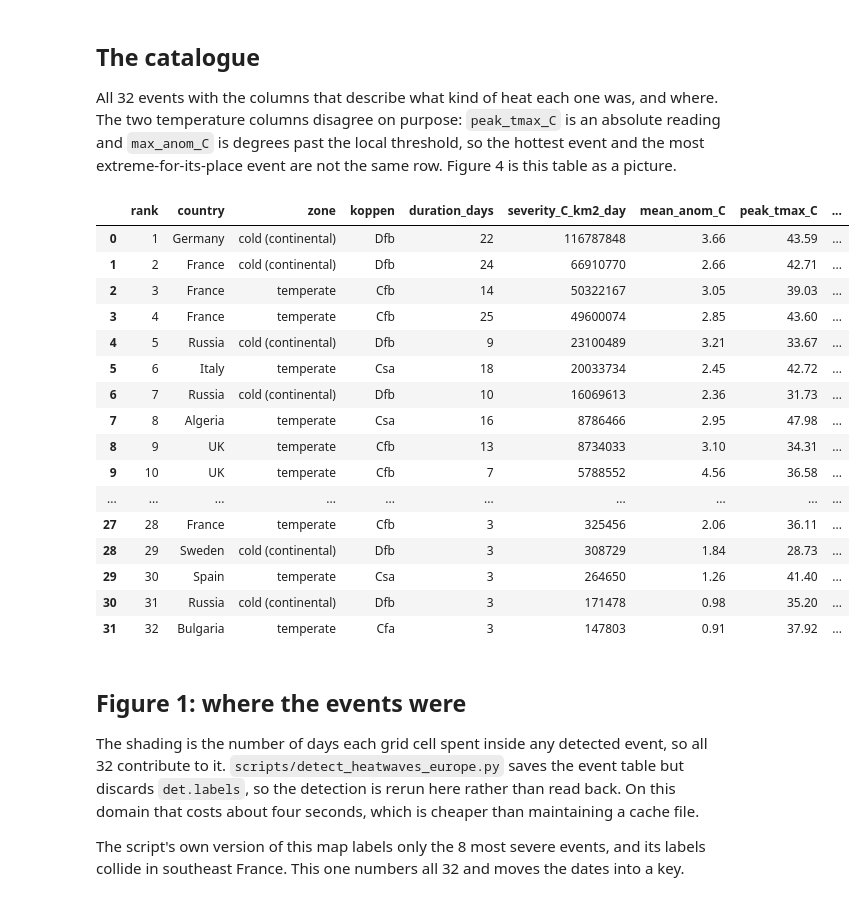
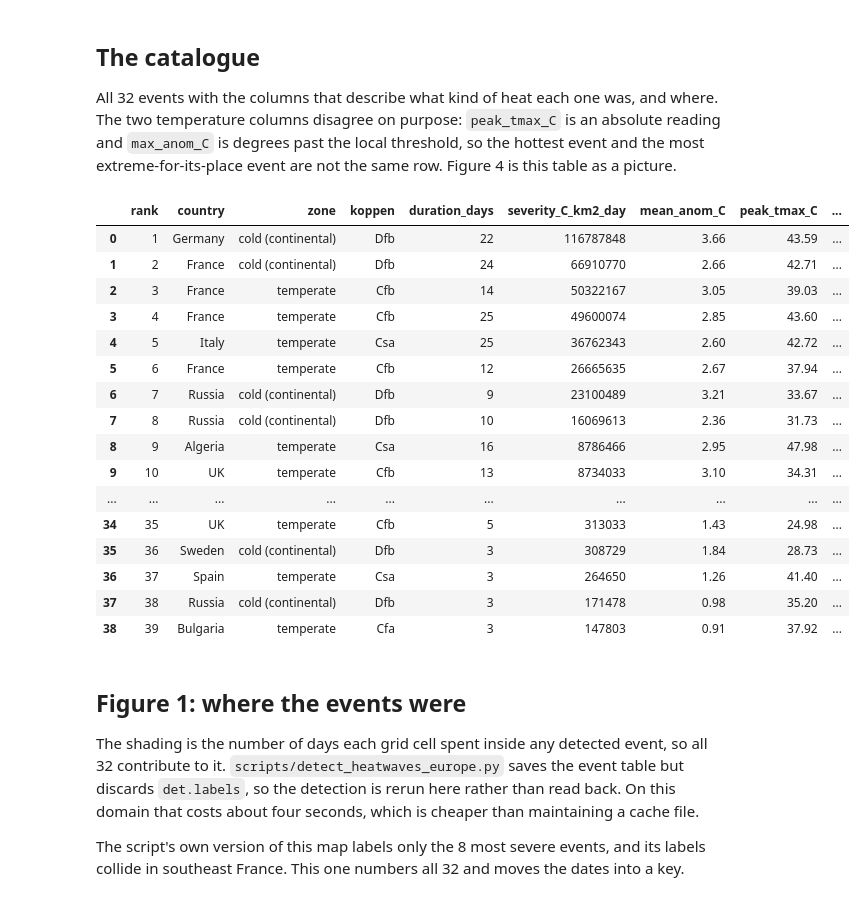
Before and after one commit to ieadoboe/heatwave-initial-conditions, a Jupyter notebook: notebooks/europe_2026_catalogue_figures.ipynb, the cells around one changed output. Saved outputs shown, nothing was run; the diff lists cells and outputs as text; code cells hidden in the pictures.

```diff
--- a/notebooks/europe_2026_catalogue_figures.ipynb
+++ b/notebooks/europe_2026_catalogue_figures.ipynb
@@ -105,54 +110,54 @@ Figure 4 is this table as a picture.
 # %%
 # Country of the CENTROID, read off the coordinates by hand: there is no
 # country dataset in the repo and no offline geocoder in the .venv, and a
 # lookup this size beats adding a dependency for one column. Grouped by
 # country so the per-country counts are readable.
 #
 # It labels the balance point, not the extent. Events 1 to 4 each stretch more
 # than 1,000 km from centroid to hottest cell and span several countries, so
 # read this column as "where the event sat", never as "the country's heat wave".
 CENTROID_COUNTRY = {rank: country for country, ranks in {
-    "Russia":   (5, 7, 15, 16, 18, 21, 31),
-    "France":   (2, 3, 4, 28),
-    "UK":       (9, 10, 11, 14),
-    "Turkey":   (22, 24, 26),
-    "Algeria":  (8, 12),
-    "Ireland":  (17, 19),
-    "Spain":    (27, 30),
-    "Sweden":   (13, 29),
-    "Bulgaria": (32,),
+    "Russia":   (7, 8, 11, 18, 19, 21, 24, 28, 30, 38),
+    "France":   (2, 3, 4, 6, 34),
+    "UK":       (10, 12, 14, 17, 35),
+    "Algeria":  (9, 15, 32),
+    "Spain":    (13, 33, 37),
+    "Turkey":   (25, 27, 31),
+    "Ireland":  (20, 22),
+    "Sweden":   (16, 36),
+    "Bulgaria": (39,),
     "Germany":  (1,),
-    "Greece":   (20,),
-    "Italy":    (6,),
-    "Norway":   (25,),
-    "Portugal": (23,),
+    "Greece":   (23,),
+    "Italy":    (5,),
+    "Norway":   (29,),
+    "Portugal": (26,),
 }.items() for rank in ranks}
 
 glance = events.assign(country=events["rank"].map(CENTROID_COUNTRY))[
     ["rank", "country", "zone", "koppen", "duration_days", "severity_C_km2_day", "mean_anom_C", "peak_tmax_C",
      "peak_tmax_lat", "peak_tmax_lon", "max_anom_C", "mean_anom_C"]]
 
 assert glance.country.notna().all(), "a rank is missing from CENTROID_COUNTRY"
 # print(glance.to_string(index=False))
 glance
 # %% [output]
 |  | rank | country | zone | koppen | duration_days | severity_C_km2_day | mean_anom_C | peak_tmax_C | ... |
 | 0 | 1 | Germany | cold (continental) | Dfb | 22 | 116787848 | 3.66 | 43.59 | ... |
 | 1 | 2 | France | cold (continental) | Dfb | 24 | 66910770 | 2.66 | 42.71 | ... |
 | 2 | 3 | France | temperate | Cfb | 14 | 50322167 | 3.05 | 39.03 | ... |
 | 3 | 4 | France | temperate | Cfb | 25 | 49600074 | 2.85 | 43.60 | ... |
-| 4 | 5 | Russia | cold (continental) | Dfb | 9 | 23100489 | 3.21 | 33.67 | ... |
-| 5 | 6 | Italy | temperate | Csa | 18 | 20033734 | 2.45 | 42.72 | ... |
-| 6 | 7 | Russia | cold (continental) | Dfb | 10 | 16069613 | 2.36 | 31.73 | ... |
-| 7 | 8 | Algeria | temperate | Csa | 16 | 8786466 | 2.95 | 47.98 | ... |
-| 8 | 9 | UK | temperate | Cfb | 13 | 8734033 | 3.10 | 34.31 | ... |
-| 9 | 10 | UK | temperate | Cfb | 7 | 5788552 | 4.56 | 36.58 | ... |
+| 4 | 5 | Italy | temperate | Csa | 25 | 36762343 | 2.60 | 42.72 | ... |
+| 5 | 6 | France | temperate | Cfb | 12 | 26665635 | 2.67 | 37.94 | ... |
+| 6 | 7 | Russia | cold (continental) | Dfb | 9 | 23100489 | 3.21 | 33.67 | ... |
+| 7 | 8 | Russia | cold (continental) | Dfb | 10 | 16069613 | 2.36 | 31.73 | ... |
+| 8 | 9 | Algeria | temperate | Csa | 16 | 8786466 | 2.95 | 47.98 | ... |
+| 9 | 10 | UK | temperate | Cfb | 13 | 8734033 | 3.10 | 34.31 | ... |
 | ... | ... | ... | ... | ... | ... | ... | ... | ... | ... |
-| 27 | 28 | France | temperate | Cfb | 3 | 325456 | 2.06 | 36.11 | ... |
-| 28 | 29 | Sweden | cold (continental) | Dfb | 3 | 308729 | 1.84 | 28.73 | ... |
-| 29 | 30 | Spain | temperate | Csa | 3 | 264650 | 1.26 | 41.40 | ... |
-| 30 | 31 | Russia | cold (continental) | Dfb | 3 | 171478 | 0.98 | 35.20 | ... |
-| 31 | 32 | Bulgaria | temperate | Cfa | 3 | 147803 | 0.91 | 37.92 | ... |
+| 34 | 35 | UK | temperate | Cfb | 5 | 313033 | 1.43 | 24.98 | ... |
+| 35 | 36 | Sweden | cold (continental) | Dfb | 3 | 308729 | 1.84 | 28.73 | ... |
+| 36 | 37 | Spain | temperate | Csa | 3 | 264650 | 1.26 | 41.40 | ... |
+| 37 | 38 | Russia | cold (continental) | Dfb | 3 | 171478 | 0.98 | 35.20 | ... |
+| 38 | 39 | Bulgaria | temperate | Cfa | 3 | 147803 | 0.91 | 37.92 | ... |
 # %% [markdown]
 ## Figure 1: where the events were
 
```
Also changed, not shown: parts of 19 cells of this notebook, 7 other files.
